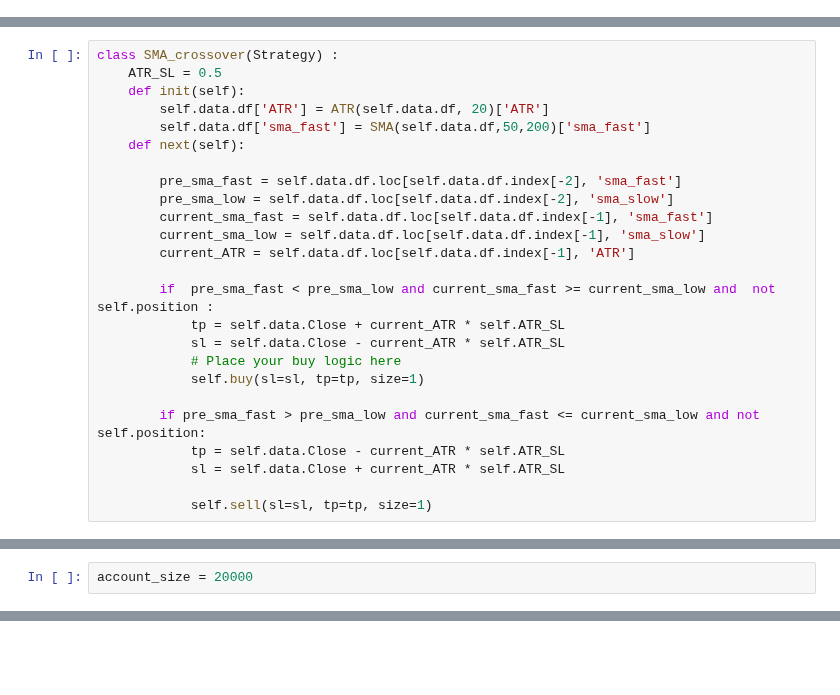
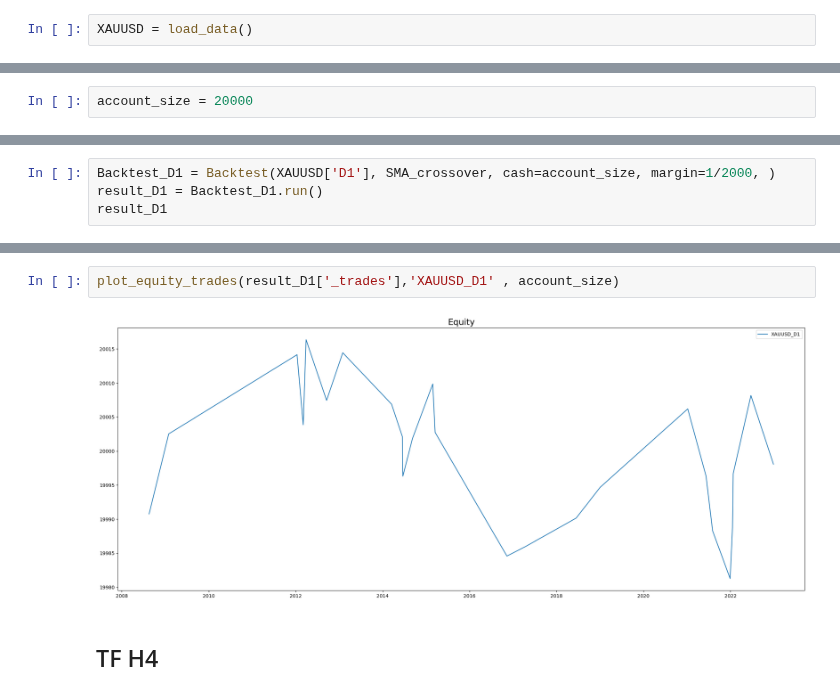
Before and after one commit to Kittipong91/XAUUSD_algorithmic_trading, a Jupyter notebook: Technical_Strategy/Strategy+1+-+Simple+moving+average+crossover/Strategy 1 - Simple moving average crossover - Backtesting.ipynb, the cells around one changed output, grey strips where cells are left out. Drawn from its saved outputs; the diff is of its cells as text; blank space fills up the shorter version.

Commit message:
Add Timeframe backtest

```diff
--- a/Technical_Strategy/Strategy+1+-+Simple+moving+average+crossover/Strategy 1 - Simple moving average crossover - Backtesting.ipynb
+++ b/Technical_Strategy/Strategy+1+-+Simple+moving+average+crossover/Strategy 1 - Simple moving average crossover - Backtesting.ipynb
@@ -33,3 +24,5 @@ XAUUSD['M1'] = pd.read_csv(PATH_DATA + SYMBOL['XAUUSD']
+# %%
+XAUUSD = load_data()
 # %%
 XAUUSD['D1'].info()
 # %% [output]
@@ -45,28 +38,3 @@ Data columns (total 5 columns):
  4   Volume  5043 non-null   int64
 dtypes: float64(4), int64(1)
 memory usage: 236.4 KB
-# %%
-class SMA_crossover(Strategy) :
-    ATR_SL = 0.5
-    def init(self):
-        self.data.df['ATR'] = ATR(self.data.df, 20)['ATR']
-        self.data.df['sma_fast'] = SMA(self.data.df,50,200)['sma_fast']
-    def next(self):
-
-        pre_sma_fast = self.data.df.loc[self.data.df.index[-2], 'sma_fast']
-        pre_sma_low = self.data.df.loc[self.data.df.index[-2], 'sma_slow']
-        current_sma_fast = self.data.df.loc[self.data.df.index[-1], 'sma_fast']
-        current_sma_low = self.data.df.loc[self.data.df.index[-1], 'sma_slow']
-        current_ATR = self.data.df.loc[self.data.df.index[-1], 'ATR']
-
-        if  pre_sma_fast < pre_sma_low and current_sma_fast >= current_sma_low and  not self.position :
-            tp = self.data.Close + current_ATR * self.ATR_SL
-            sl = self.data.Close - current_ATR * self.ATR_SL
-            # Place your buy logic here
-            self.buy(sl=sl, tp=tp, size=1)
-
-        if pre_sma_fast > pre_sma_low and current_sma_fast <= current_sma_low and not self.position:
-            tp = self.data.Close - current_ATR * self.ATR_SL
-            sl = self.data.Close + current_ATR * self.ATR_SL
-
-            self.sell(sl=sl, tp=tp, size=1)
@@ -74,0 +80,4 @@ account_size = 20000
+# %%
+Backtest_D1 = Backtest(XAUUSD['D1'], SMA_crossover, cash=account_size, margin=1/2000, )
+result_D1 = Backtest_D1.run()
+result_D1
@@ -74,0 +102,6 @@ account_size = 20000
+# %%
+plot_equity_trades(result_D1['_trades'],'XAUUSD_D1' , account_size)
+# %% [output]
+[figure, added]
+# %% [markdown]
+## TF H4
```
Also changed, not shown: parts of 22 cells of this notebook, 28 other files.
